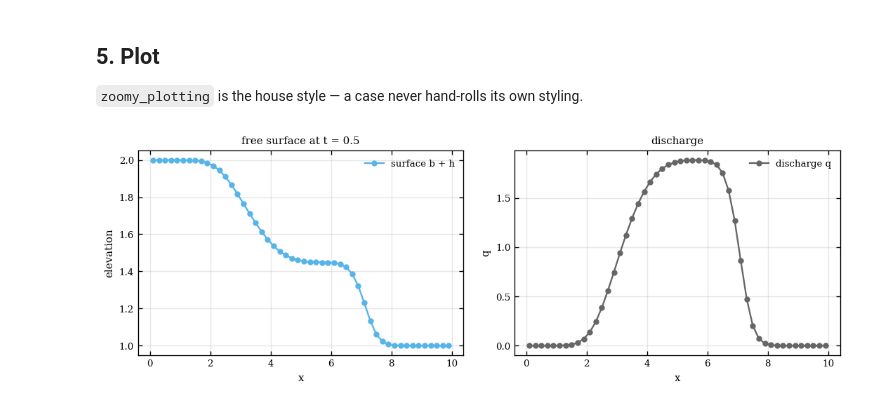
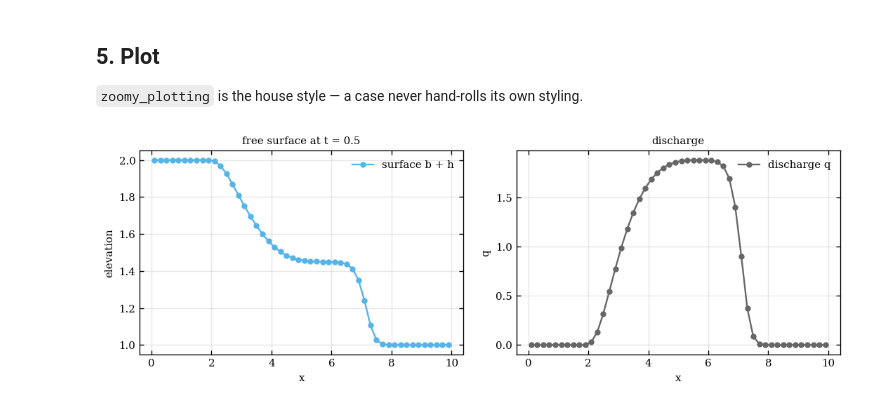
Before and after one commit to ZoomyLab/Zoomy, a Jupyter notebook: tutorials/swe/simple_numpy.ipynb, the cells around one changed output. Cells and saved outputs as stored; diff of their text form; code cells hidden in the pictures.

```diff
--- a/tutorials/swe/simple_numpy.ipynb
+++ b/tutorials/swe/simple_numpy.ipynb
@@ -133,15 +136,13 @@ A 50-cell mesh on `x in [0, 10]`, adaptive timestep at CFL 0.9, to `t = 0.5`.
 # %%
-from zoomy_core.mesh import BaseMesh
-from zoomy_core.fvm.solver_numpy import HyperbolicSolver
-from zoomy_core.fvm import timestepping
+from zoomy_core.mesh import LSQMesh
+from zoomy_core.symsolver.numpy_backend import SymbolicHyperbolicSolverNumpy
 
-mesh = BaseMesh.create_1d(domain=(0.0, 10.0), n_inner_cells=50)
+mesh = LSQMesh.create_1d(domain=(0.0, 10.0), n_inner_cells=50)
 
-solver = HyperbolicSolver(time_end=0.5,
-                          compute_dt=timestepping.adaptive(CFL=0.9))
-Q, Qaux = solver.solve(mesh, nsm, write_output=False)
+solver = SymbolicHyperbolicSolverNumpy(time_end=0.5, cfl=0.9)
+Q, Qaux = solver.setup(mesh, nsm)
+time, Q, Qaux = solver.run(Q, Qaux)
 
-Q = np.asarray(Q[:, :mesh.n_inner_cells], dtype=float)
-b, h, q = Q[0], Q[1], Q[2]
-print(f"h range   : {h.min():.6f} .. {h.max():.6f}")
+b, h, q = Q
+print(f"t = {time}   h in [{h.min():.6f}, {h.max():.6f}]")
 # %% [output]
@@ -155,20 +179,20 @@ print(f"h range   : {h.min():.6f} .. {h.max():.6f}")
 # %%
 import matplotlib.pyplot as plt
 import zoomy_plotting as zp
 
-x = mesh.cell_centers_computed()[0][:mesh.n_inner_cells]
+x = mesh.cell_centers[0, :mesh.n_inner_cells]
 order = np.argsort(x)
 
 with zp.apply_style():
     fig, (ax0, ax1) = plt.subplots(1, 2, figsize=(9.0, 3.2))
     zp.line_plot(ax0, [
         {"x": x[order], "y": (b + h)[order], "label": "surface b + h", "role": "water"},
-    ], xlabel="x", ylabel="elevation", title=f"free surface at t = {solver.time_end}")
+    ], xlabel="x", ylabel="elevation", title=f"free surface at t = {time}")
     zp.line_plot(ax1, [
         {"x": x[order], "y": q[order], "label": "discharge q", "role": "reference"},
     ], xlabel="x", ylabel="q", title="discharge")
     for ax in (ax0, ax1):
         ax.legend()
     fig.tight_layout()
 # %% [output]
-[figure, old version]
+[figure, new version]
```
Also changed, not shown: parts of 9 cells of this notebook, 12 other files.
